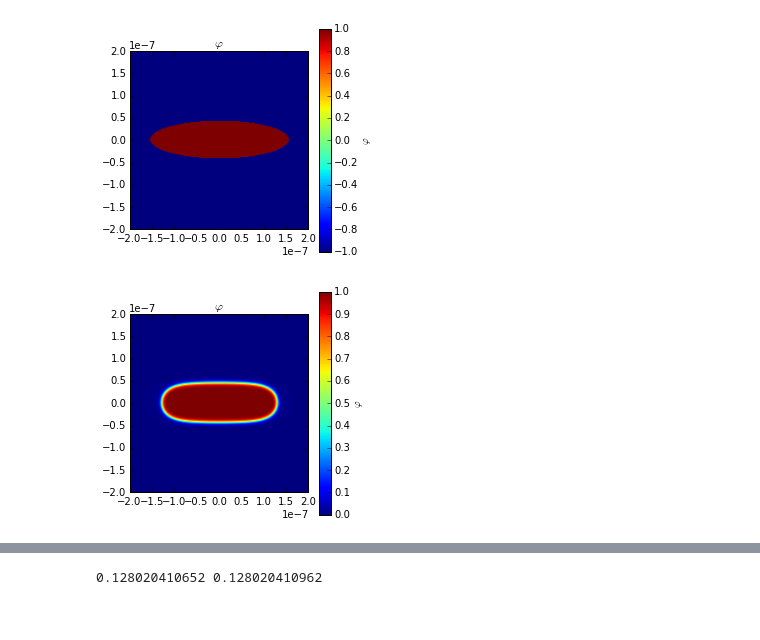
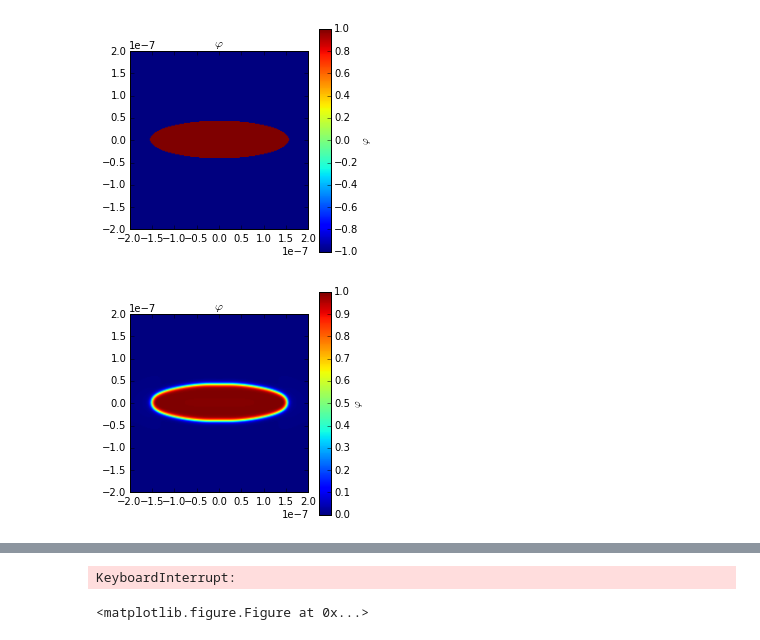
Before and after one commit to usnistgov/PhaseFieldHackathon-FiPy, a Jupyter notebook: problem2.2a.ipynb, the cells around one changed output, grey strips where cells are left out. Saved outputs shown, nothing was run; the diff lists cells and outputs as text; code cells hidden in the pictures.

Commit message:
Increase time step
Trade phase mobility for time step to give "reasonable" time step of
1 ms

```diff
--- a/problem2.2a.ipynb
+++ b/problem2.2a.ipynb
@@ -40,7 +40,7 @@ print (4./3)*nmx.pi*fp.Variable("0.155 mum")*fp.Variable("0.042 mum")*fp.Variabl
 # %%
 mesh = fp.Grid2D(dx=dx, Lx=Lx, dy=dx, Ly=Lx) + [[-Lx/2.], [-Lx/2.]]
 # %%
-phase = fp.CellVariable(mesh=mesh, name=r"$\varphi$", value=0.) #, hasOld=True)
+phase = fp.CellVariable(mesh=mesh, name=r"$\varphi$", value=0., hasOld=True)
 # %%
 phase.setValue(1., where=(mesh.x / 0.155e-6)**2 + (mesh.y / 0.042e-6)**2 <= 1.)
 # %%
@@ -87,3 +85,5 @@ Mphase = 1.
+# %%
+Mphase = 1e-19
 # %% [markdown]
 Let's ignore the elastic energy for now
 $$
@@ -108,11 +108,11 @@ viewer = fp.Viewer(vars=phase, datamin=0., datamax=1.)
 # %%
 for step in xrange(1000000):
     print phase.cellVolumeAverage
 
-#    phase.updateOld()
+    phase.updateOld()
     for sweep in range(1):
-        res = phaseEq.sweep(var=phase, dt=1.e-25)
+        res = phaseEq.sweep(var=phase, dt=1.e-6)
     if step % 10 == 0:
         viewer.plot()
 # %% [output]
-[figure, old version]
+[figure, new version]
@@ -126,4 +124,4 @@ for step in xrange(1000000):
+KeyboardInterrupt:
+<matplotlib.figure.Figure at 0x...>
 # %%
 print min(phase), max(phase)
-# %% [output]
-0.128020410652 0.128020410962
```
Also changed, not shown: parts of 2 cells of this notebook.
